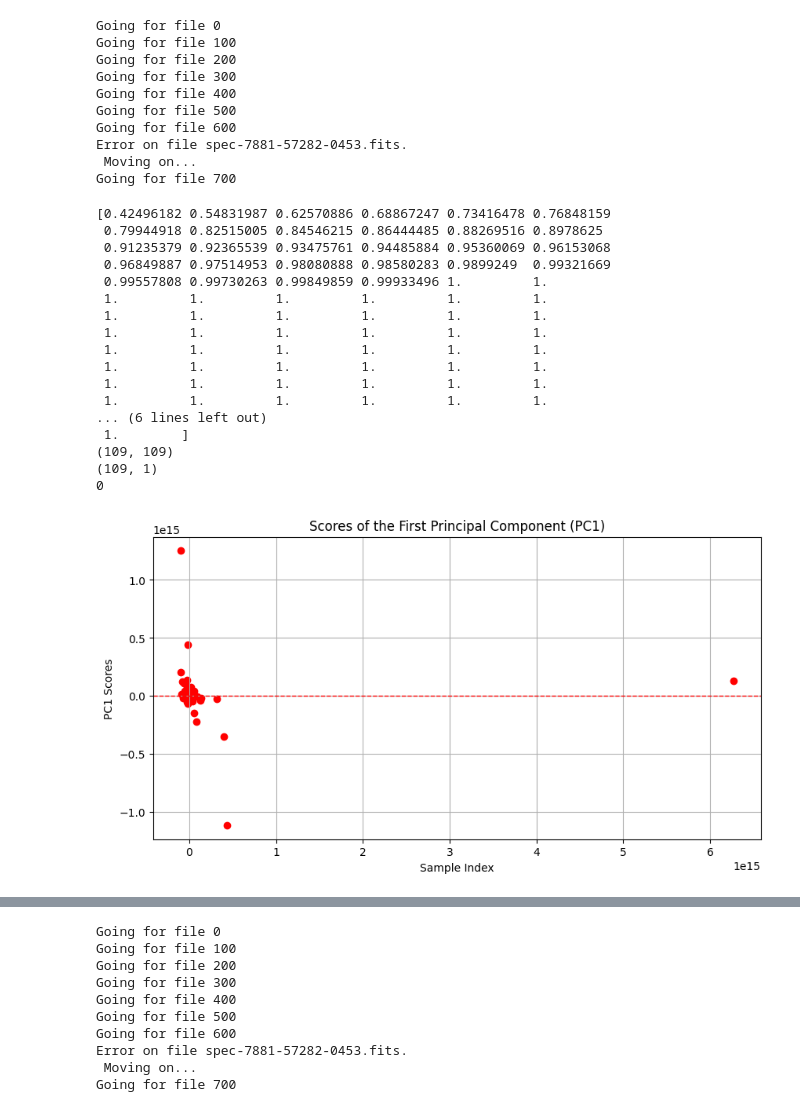
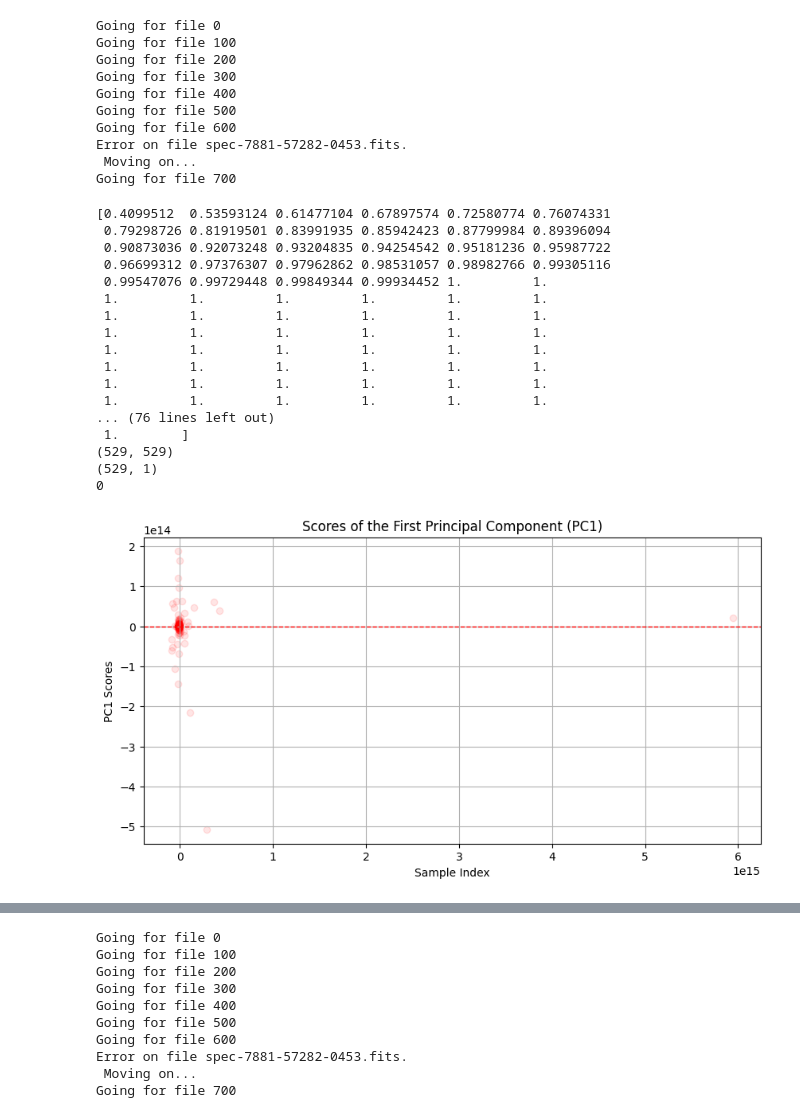
Before and after one commit to LarsDanielJohaN/SplinesNLines_py, a Jupyter notebook: pca_expl.ipynb, the cells around one changed output, grey strips where cells are left out. Cells and saved outputs as stored; diff of their text form; code cells hidden in the pictures.

```diff
--- a/pca_expl.ipynb
+++ b/pca_expl.ipynb
@@ -163,7 +163,7 @@ all_line_data = {
 all_line_data = pd.DataFrame(all_line_data)
 line_data_use = all_line_data[(all_line_data['LINEWAVE'] > np.min(min_lam)) & (all_line_data['LINEWAVE'] < np.max(max_lam))]
 # %%
-B_f = 80 #Sets number of B-Spline functions to use.
+B_f = 500 #Sets number of B-Spline functions to use.
 m = 2 #Value such that m+1 is the degree of the basis B-Spline functions. Needs: B_f + m + 2 knots.
 T = np.sort( np.concatenate([line_data_use['LINEWAVE'].to_numpy(), np.linspace(np.min(min_lam), np.max(max_lam), B_f + m + 2 - len(line_data_use['LINEWAVE'].to_numpy())   )  ]    ))
 T = np.linspace(np.min(min_lam), np.max(max_lam), B_f + m + 2 )
@@ -225,40 +225,8 @@ for o in range(len(file_names)):
         X_L = SplinesNLines.eval_Line_Profiles_opt(To, line_wave, line_prof_curr['LINESIGMA'].to_numpy() ) #Falta width values
         fo = (curr_file[flux_name].to_numpy()).reshape(-1,1)
         X = np.hstack((X_B, X_L))
-
-        try:
-
-            tht = (np.linalg.inv(X.T@np.diag(curr_file[tau_ok_name].to_numpy())@X)@X.T@np.diag(curr_file[tau_ok_name].to_numpy())@fo).flatten()
-
-            if np.sum(np.isnan(tht)) > 0 or np.sum(np.isnan(pred)) > 0:
-                print(f"Error on file {f}. \n Found NaN's on estimation  \n Moving on...")
-                not_used.append(f)
-                print(f"Design matrix rank: {np.linalg.matrix_rank(X)}")
-                print(f"Max observed value:  {np.max(fo)}")
-                print(f"Min observed value: {np.min(fo)}")
-
-
-            else:
-                thet_o.append( tht)
-                p_inv_used.append(0)
-
-
-        except:
-            tht = (np.linalg.pinv(X.T@np.diag(curr_file[tau_ok_name].to_numpy())@X)@X.T@np.diag(curr_file[tau_ok_name].to_numpy())@fo).flatten()
-
-            if np.sum(np.isnan(tht)) > 0:
-                print(f"Error on file {f}. \n Found NaN's on estimation  \n Moving on...")
-                not_used.append(f)
-                print(f"Design matrix rank: {np.linalg.matrix_rank(X)}")
-                print(f"Max observed value:  {np.max(fo)}")
-                print(f"Min observed value: {np.min(fo)}")
-
-
-            else:
-
-                thet_o.append( tht)
-                p_inv_used.append(0)
-        used.append(f)
+        tht = (np.linalg.pinv(X.T@np.diag(curr_file[tau_ok_name].to_numpy())@X)@X.T@np.diag(curr_file[tau_ok_name].to_numpy())@fo).flatten()
+        thet_o.append( tht)
 
 
     except:
@@ -290,43 +258,42 @@ print(pve)
 scores = pca.fit_transform(thet_o)  # Get all component scores
 pc1_scores = scores[:, 0]  # First column
 
-pc2_scores = scores[:, 1]
+pc2_scores = scores[:, 4]
 
 
 S = pca.get_covariance()
 Si = np.linalg.inv(S)
 mu = pca.mean_.reshape(-1,1)
 print(S.shape)
 print(mu.shape)
 
 plt.figure(figsize=(10, 5))
 p_inv_used = np.array(p_inv_used).astype(bool)
 print(np.sum(p_inv_used))
-plt.scatter( pc1_scores[p_inv_used], pc2_scores[p_inv_used])
-plt.scatter( pc1_scores[p_inv_used == False], pc2_scores[p_inv_used == False], color = 'red')
+plt.scatter( pc1_scores, pc2_scores, alpha = 0.1, color = 'red')
 
 plt.axhline(y=0, color='red', linestyle='--', linewidth=1)  # Reference line at 0
 plt.xlabel('Sample Index')
 plt.ylabel('PC1 Scores')
 plt.title('Scores of the First Principal Component (PC1)')
 plt.grid(True)
 plt.show()
 # %% [output]
-[0.42496182 0.54831987 0.62570886 0.68867247 0.73416478 0.76848159
- 0.79944918 0.82515005 0.84546215 0.86444485 0.88269516 0.8978625
- 0.91235379 0.92365539 0.93475761 0.94485884 0.95360069 0.96153068
- 0.96849887 0.97514953 0.98080888 0.98580283 0.9899249  0.99321669
- 0.99557808 0.99730263 0.99849859 0.99933496 1.         1.
+[0.4099512  0.53593124 0.61477104 0.67897574 0.72580774 0.76074331
+ 0.79298726 0.81919501 0.83991935 0.85942423 0.87799984 0.89396094
+ 0.90873036 0.92073248 0.93204835 0.94254542 0.95181236 0.95987722
+ 0.96699312 0.97376307 0.97962862 0.98531057 0.98982766 0.99305116
+ 0.99547076 0.99729448 0.99849344 0.99934452 1.         1.
  1.         1.         1.         1.         1.         1.
  1.         1.         1.         1.         1.         1.
  1.         1.         1.         1.         1.         1.
  1.         1.         1.         1.         1.         1.
  1.         1.         1.         1.         1.         1.
  1.         1.         1.         1.         1.         1.
  1.         1.         1.         1.         1.         1.
-... (6 lines left out)
+... (76 lines left out)
  1.        ]
-(109, 109)
-(109, 1)
+(529, 529)
+(529, 1)
 0
-[figure, old version]
+[figure, new version]
```
Also changed, not shown: parts of 7 cells of this notebook.
